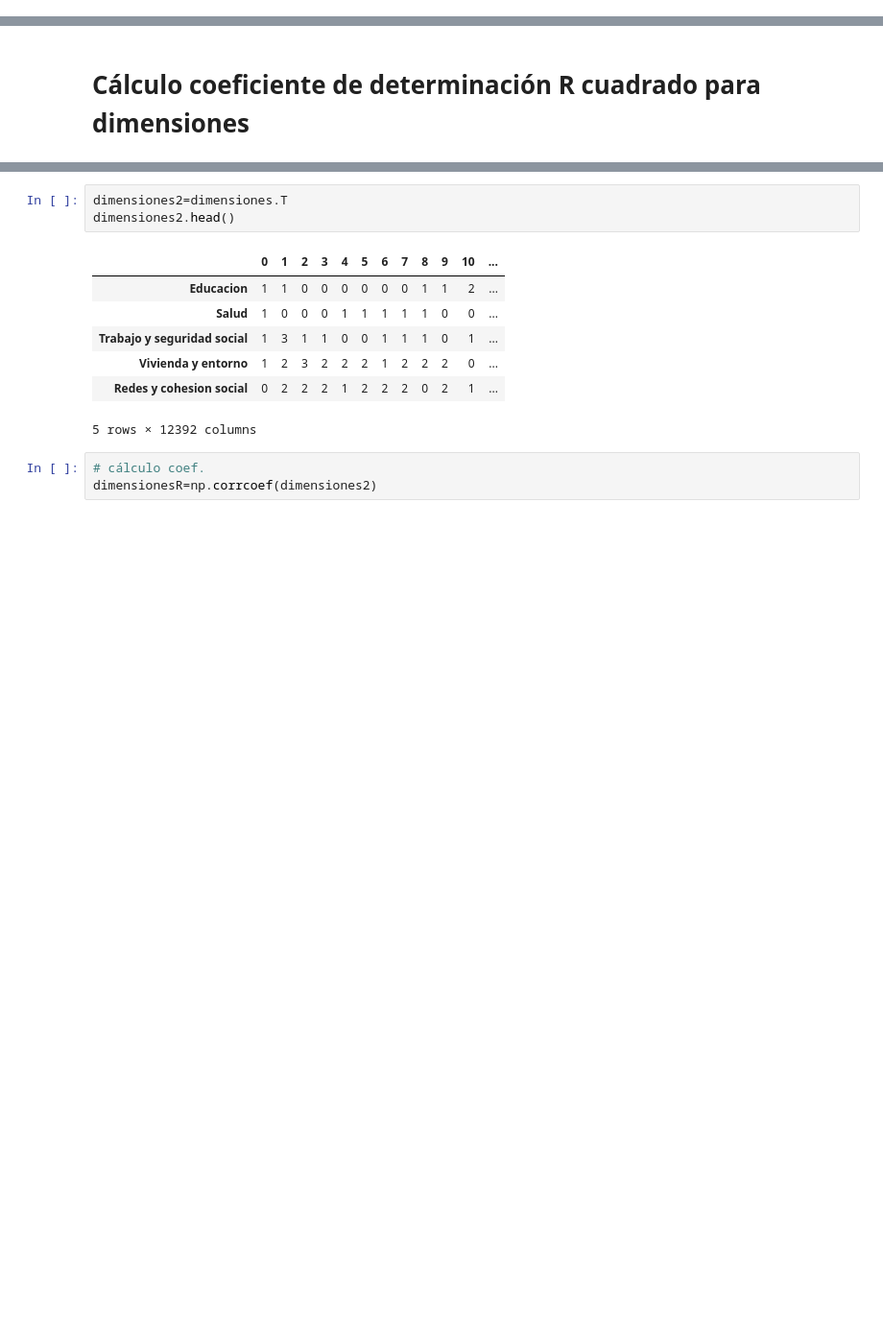
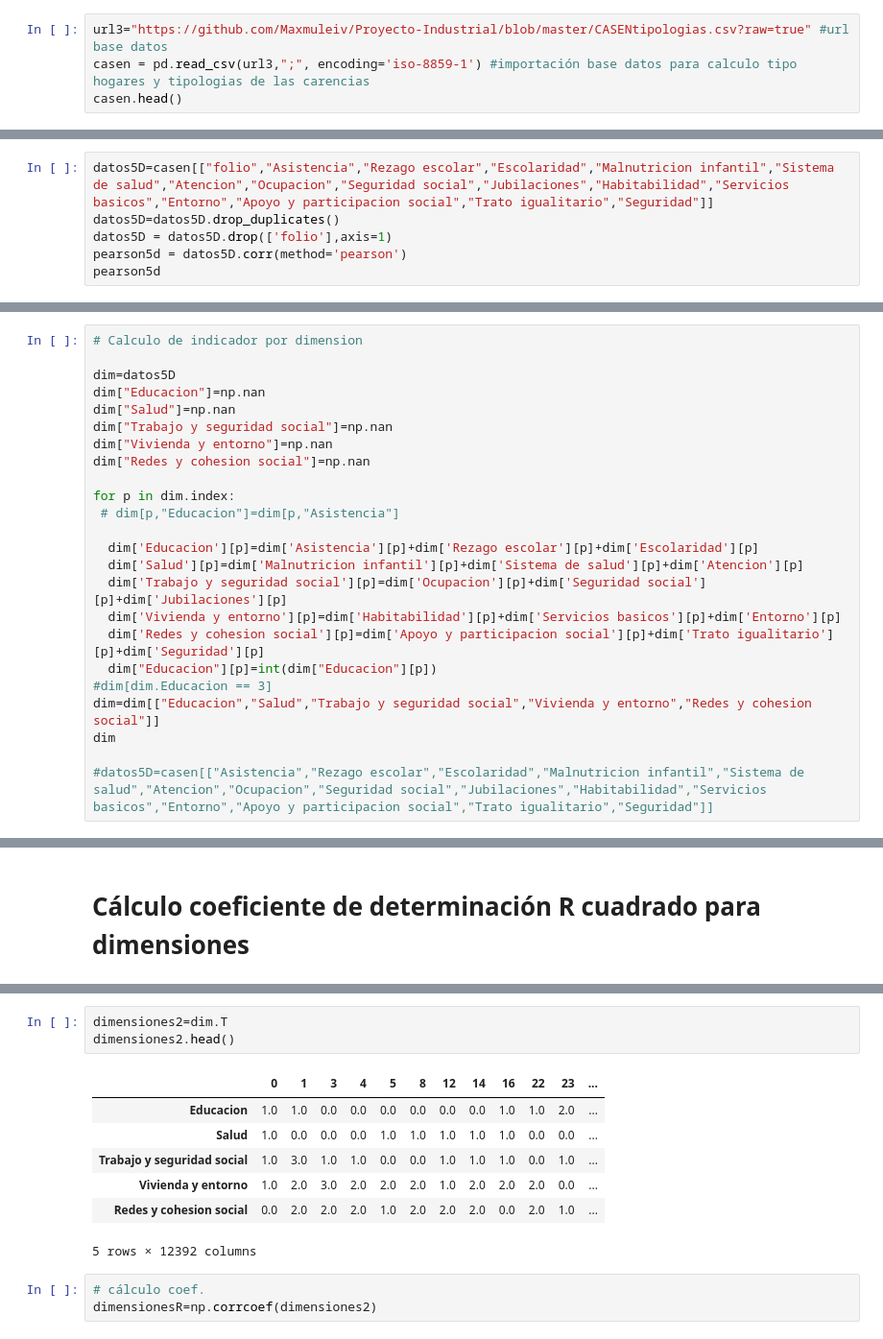
Before and after one commit to Maxmuleiv/Proyecto-Industrial, a Jupyter notebook: AnalisisPobrezaMultidimensional.ipynb, the cells around one changed output, grey strips where cells are left out. Shown at 96% size. Cells and saved outputs as stored; diff of their text form; blank space fills up the shorter version.

```diff
--- a/AnalisisPobrezaMultidimensional.ipynb
+++ b/AnalisisPobrezaMultidimensional.ipynb
@@ -21,0 +23,4 @@ dimensiones = pd.read_csv(url22,";") #importación base datos por dimension
+# %%
+url3="https://github.com/Maxmuleiv/Proyecto-Industrial/blob/master/CASENtipologias.csv?raw=true" #url base datos
+casen = pd.read_csv(url3,";", encoding='iso-8859-1') #importación base datos para calculo tipo hogares y tipologias de las carencias
+casen.head()
@@ -112,0 +115,6 @@ spearman5d
+# %%
+datos5D=casen[["folio","Asistencia","Rezago escolar","Escolaridad","Malnutricion infantil","Sistema de salud","Atencion","Ocupacion","Seguridad social","Jubilaciones","Habitabilidad","Servicios basicos","Entorno","Apoyo y participacion social","Trato igualitario","Seguridad"]]
+datos5D=datos5D.drop_duplicates()
+datos5D = datos5D.drop(['folio'],axis=1)
+pearson5d = datos5D.corr(method='pearson')
+pearson5d
@@ -159,0 +205,24 @@ spearmanDim
+# %%
+# Calculo de indicador por dimension
+
+dim=datos5D
+dim["Educacion"]=np.nan
+dim["Salud"]=np.nan
+dim["Trabajo y seguridad social"]=np.nan
+dim["Vivienda y entorno"]=np.nan
+dim["Redes y cohesion social"]=np.nan
+
+for p in dim.index:
+ # dim[p,"Educacion"]=dim[p,"Asistencia"]
+
+  dim['Educacion'][p]=dim['Asistencia'][p]+dim['Rezago escolar'][p]+dim['Escolaridad'][p]
+  dim['Salud'][p]=dim['Malnutricion infantil'][p]+dim['Sistema de salud'][p]+dim['Atencion'][p]
+  dim['Trabajo y seguridad social'][p]=dim['Ocupacion'][p]+dim['Seguridad social'][p]+dim['Jubilaciones'][p]
+  dim['Vivienda y entorno'][p]=dim['Habitabilidad'][p]+dim['Servicios basicos'][p]+dim['Entorno'][p]
+  dim['Redes y cohesion social'][p]=dim['Apoyo y participacion social'][p]+dim['Trato igualitario'][p]+dim['Seguridad'][p]
+  dim["Educacion"][p]=int(dim["Educacion"][p])
+#dim[dim.Educacion == 3]
+dim=dim[["Educacion","Salud","Trabajo y seguridad social","Vivienda y entorno","Redes y cohesion social"]]
+dim
+
+#datos5D=casen[["Asistencia","Rezago escolar","Escolaridad","Malnutricion infantil","Sistema de salud","Atencion","Ocupacion","Seguridad social","Jubilaciones","Habitabilidad","Servicios basicos","Entorno","Apoyo y participacion social","Trato igualitario","Seguridad"]]
@@ -254,13 +359,13 @@ dimensiones.head()
 # %%
-dimensiones2=dimensiones.T
+dimensiones2=dim.T
 dimensiones2.head()
 # %% [output]
-|  | 0 | 1 | 2 | 3 | 4 | 5 | 6 | 7 | 8 | 9 | 10 | ... |
-| Educacion | 1 | 1 | 0 | 0 | 0 | 0 | 0 | 0 | 1 | 1 | 2 | ... |
-| Salud | 1 | 0 | 0 | 0 | 1 | 1 | 1 | 1 | 1 | 0 | 0 | ... |
-| Trabajo y seguridad social | 1 | 3 | 1 | 1 | 0 | 0 | 1 | 1 | 1 | 0 | 1 | ... |
-| Vivienda y entorno | 1 | 2 | 3 | 2 | 2 | 2 | 1 | 2 | 2 | 2 | 0 | ... |
-| Redes y cohesion social | 0 | 2 | 2 | 2 | 1 | 2 | 2 | 2 | 0 | 2 | 1 | ... |
+|  | 0 | 1 | 3 | 4 | 5 | 8 | 12 | 14 | 16 | 22 | 23 | ... |
+| Educacion | 1.0 | 1.0 | 0.0 | 0.0 | 0.0 | 0.0 | 0.0 | 0.0 | 1.0 | 1.0 | 2.0 | ... |
+| Salud | 1.0 | 0.0 | 0.0 | 0.0 | 1.0 | 1.0 | 1.0 | 1.0 | 1.0 | 0.0 | 0.0 | ... |
+| Trabajo y seguridad social | 1.0 | 3.0 | 1.0 | 1.0 | 0.0 | 0.0 | 1.0 | 1.0 | 1.0 | 0.0 | 1.0 | ... |
+| Vivienda y entorno | 1.0 | 2.0 | 3.0 | 2.0 | 2.0 | 2.0 | 1.0 | 2.0 | 2.0 | 2.0 | 0.0 | ... |
+| Redes y cohesion social | 0.0 | 2.0 | 2.0 | 2.0 | 1.0 | 2.0 | 2.0 | 2.0 | 0.0 | 2.0 | 1.0 | ... |
 5 rows × 12392 columns
 # %%
 # cálculo coef.
```
Also changed, not shown: parts of 27 cells of this notebook.
